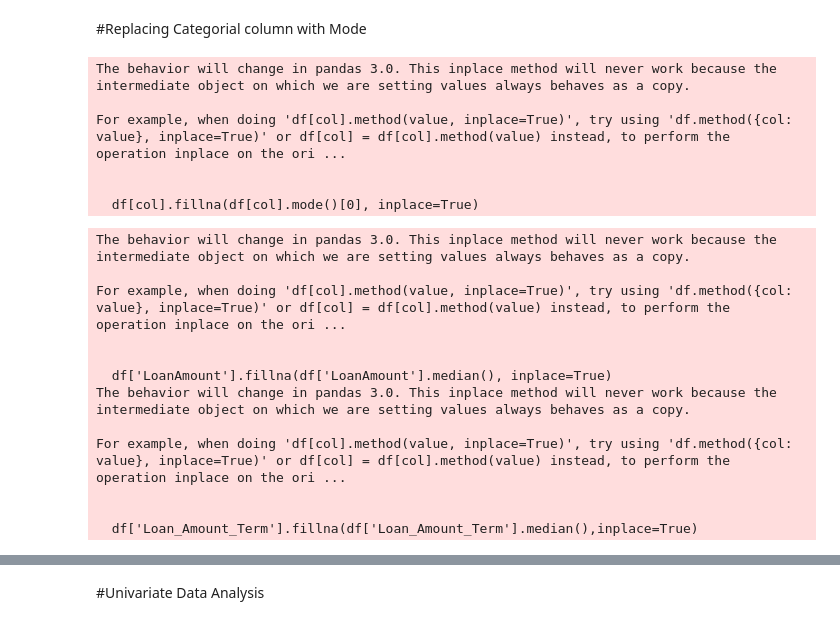
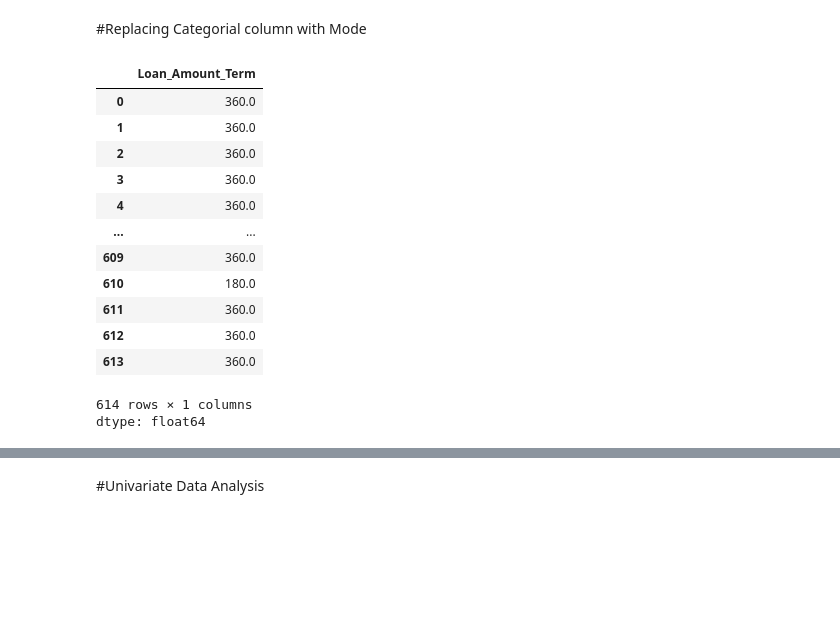
Before and after one commit to SohamGhawale/Loan_Prediction, a Jupyter notebook: loan_prediction.ipynb, the cells around one changed output, grey strips where cells are left out. Drawn from its saved outputs; the diff is of its cells as text; code cells hidden in the pictures; blank space fills up the shorter version.

```diff
--- a/loan_prediction.ipynb
+++ b/loan_prediction.ipynb
@@ -216,31 +218,26 @@ cat_cols = ['Gender','Married','Dependents',
             'Self_Employed','Credit_History']
 
 for col in cat_cols:
-    df[col].fillna(df[col].mode()[0], inplace=True)
+    df[col].fillna(df[col].mode()[0])
-# %% [output]
-The behavior will change in pandas 3.0. This inplace method will never work because the intermediate object on which we are setting values always behaves as a copy.
-
-For example, when doing 'df[col].method(value, inplace=True)', try using 'df.method({col: value}, inplace=True)' or df[col] = df[col].method(value) instead, to perform the operation inplace on the ori ...
-
-
-  df[col].fillna(df[col].mode()[0], inplace=True)
 # %%
-df['LoanAmount'].fillna(df['LoanAmount'].median(), inplace=True)
+df['LoanAmount'].fillna(df['LoanAmount'].median())
 
-df['Loan_Amount_Term'].fillna(df['Loan_Amount_Term'].median(),inplace=True)
+df['Loan_Amount_Term'].fillna(df['Loan_Amount_Term'].median())
 # %% [output]
+|  | Loan_Amount_Term |
+| 0 | 360.0 |
+| 1 | 360.0 |
+| 2 | 360.0 |
+| 3 | 360.0 |
+| 4 | 360.0 |
+| ... | ... |
+| 609 | 360.0 |
+| 610 | 180.0 |
+| 611 | 360.0 |
+| 612 | 360.0 |
+| 613 | 360.0 |
-The behavior will change in pandas 3.0. This inplace method will never work because the intermediate object on which we are setting values always behaves as a copy.
-
-For example, when doing 'df[col].method(value, inplace=True)', try using 'df.method({col: value}, inplace=True)' or df[col] = df[col].method(value) instead, to perform the operation inplace on the ori ...
-
-
-  df['LoanAmount'].fillna(df['LoanAmount'].median(), inplace=True)
-The behavior will change in pandas 3.0. This inplace method will never work because the intermediate object on which we are setting values always behaves as a copy.
-
-For example, when doing 'df[col].method(value, inplace=True)', try using 'df.method({col: value}, inplace=True)' or df[col] = df[col].method(value) instead, to perform the operation inplace on the ori ...
-
-
-  df['Loan_Amount_Term'].fillna(df['Loan_Amount_Term'].median(),inplace=True)
+614 rows × 1 columns
+dtype: float64
 # %%
 df.isnull().sum()
 # %% [output]
```
Also changed, not shown: parts of 13 cells of this notebook.
